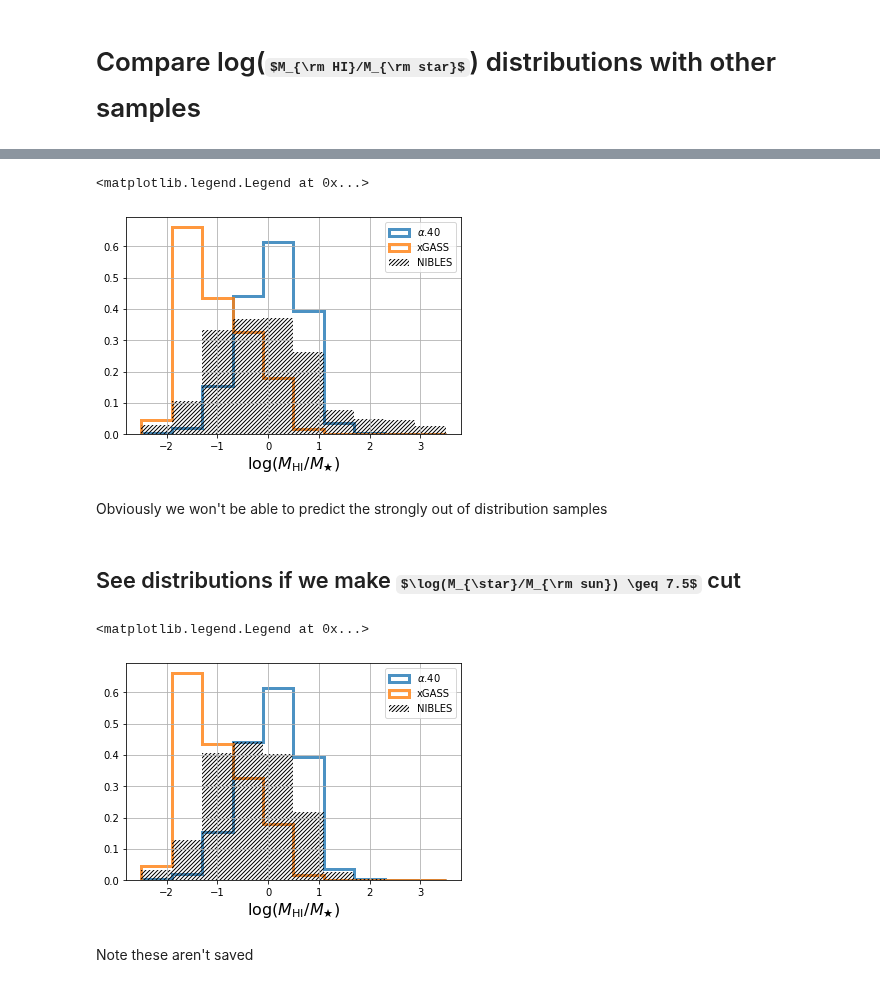
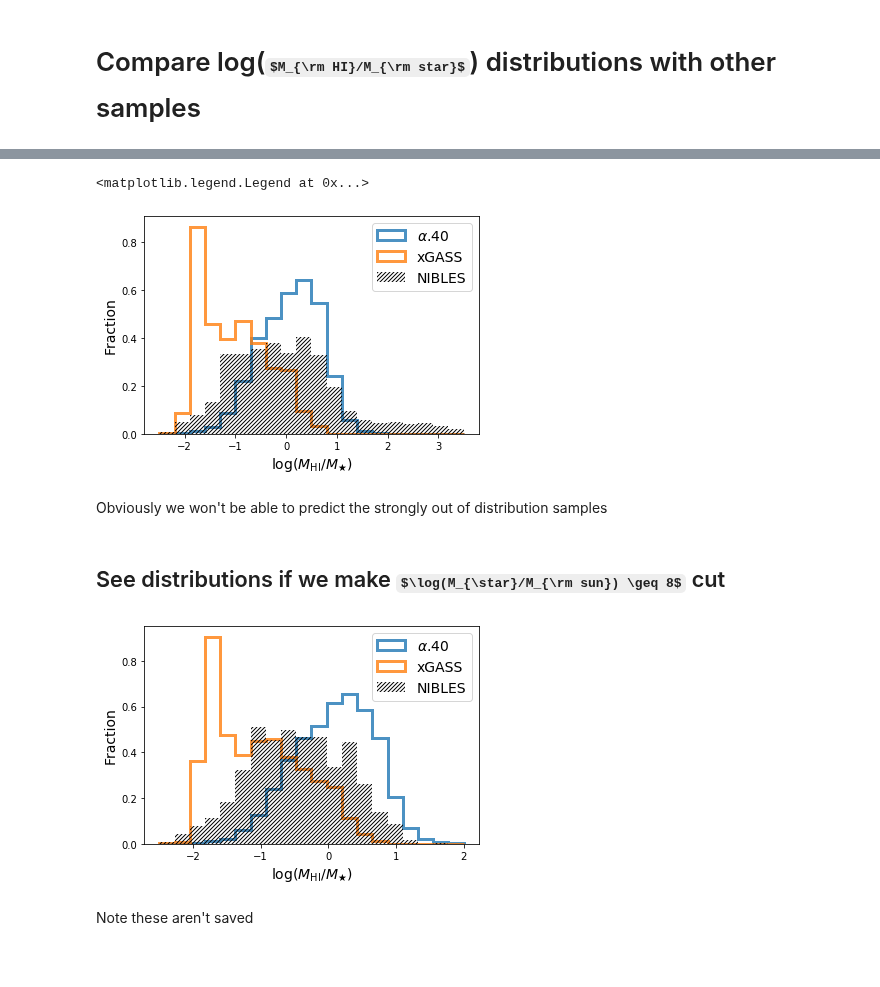
Before and after one commit to jwuphysics/HI-convnets, a Jupyter notebook: notebook/updates/00. Exploring the NIBLES test set.ipynb, the cells around one changed output, grey strips where cells are left out. Saved outputs shown, nothing was run; the diff lists cells and outputs as text; code cells hidden in the pictures; some formulas as TeX source; blank space fills up the shorter version.

Commit message:
add new results/tests

```diff
--- a/notebook/updates/00. Exploring the NIBLES test set.ipynb
+++ b/notebook/updates/00. Exploring the NIBLES test set.ipynb
@@ -96,17 +96,18 @@ xg.sample(3)
 3 rows × 41 columns
 # %%
 
-a40.logfgas.hist(alpha=0.8, density=1, range=[-2.5, 3.5], histtype='step', lw=3, label=r'$\alpha$.40')
-xg.lgGF.hist(alpha=0.8, density=1, range=[-2.5, 3.5], histtype='step', lw=3, label='xGASS')
-plt.hist(nibles['log(MHI/M*)'], alpha=0., density=1, range=[-2.5, 3.5], label='NIBLES', hatch='//////')
+plt.hist(a40.logfgas, alpha=0.8, density=1, bins=20, range=[-2.5, 3.5], histtype='step', lw=3, label=r'$\alpha$.40')
+plt.hist(xg.lgGF, alpha=0.8, density=1, bins=20, range=[-2.5, 3.5], histtype='step', lw=3, label='xGASS')
+plt.hist(nibles['log(MHI/M*)'], alpha=0., density=1, bins=20, range=[-2.5, 3.5], label='NIBLES', hatch='//////')
 
-plt.xlabel(r'$\log(M_{\rm HI}/M_★)$', fontsize=16)
-plt.legend()
+plt.xlabel(r'$\log(M_{\rm HI}/M_★)$', fontsize=14)
+plt.ylabel('Fraction', fontsize=14)
+plt.legend(fontsize=14)
 # %% [output]
 <matplotlib.legend.Legend at 0x...>
-[figure, old version]
+[figure, new version]
 # %% [markdown]
 Obviously we won't be able to predict the strongly out of distribution samples
 # %% [markdown]
-## See distributions if we make $\log(M_{\star}/M_{\rm sun}) \geq 7.5$ cut
+## See distributions if we make $\log(M_{\star}/M_{\rm sun}) \geq 8$ cut
 # %%
@@ -114,13 +115,15 @@ nhi = nibles[nibles['log(M*)'] >= 7.5]
 # %%
-a40.logfgas.hist(alpha=0.8, density=1, range=[-2.5, 3.5], histtype='step', lw=3, label=r'$\alpha$.40')
-xg.lgGF.hist(alpha=0.8, density=1, range=[-2.5, 3.5], histtype='step', lw=3, label='xGASS')
-plt.hist(nhi['log(MHI/M*)'], alpha=0., density=1, range=[-2.5, 3.5], label='NIBLES', hatch='//////')
+plt.hist(a40.logfgas, alpha=0.8, density=1, bins=20, range=[-2.5, 2.], histtype='step', lw=3, label=r'$\alpha$.40')
+plt.hist(xg.lgGF, alpha=0.8, density=1, bins=20, range=[-2.5, 2.], histtype='step', lw=3, label='xGASS')
+plt.hist(nhi['log(MHI/M*)'], alpha=0., density=1, bins=20, range=[-2.5, 2.], label='NIBLES', hatch='//////')
 
-plt.xlabel(r'$\log(M_{\rm HI}/M_★)$', fontsize=16)
-plt.legend()
+plt.xlabel(r'$\log(M_{\rm HI}/M_★)$', fontsize=14)
+plt.ylabel('Fraction', fontsize=14)
+plt.legend(fontsize=14)
+
+plt.savefig(f'{PATH}/results/figures-updated/fgas_distribution_histogram.pdf')
 # %% [output]
-<matplotlib.legend.Legend at 0x...>
-[figure, old version]
+[figure, new version]
 # %% [markdown]
 Note these aren't saved
 # %% [markdown]
```
Also changed, not shown: parts of 4 cells of this notebook, 2 other files.
